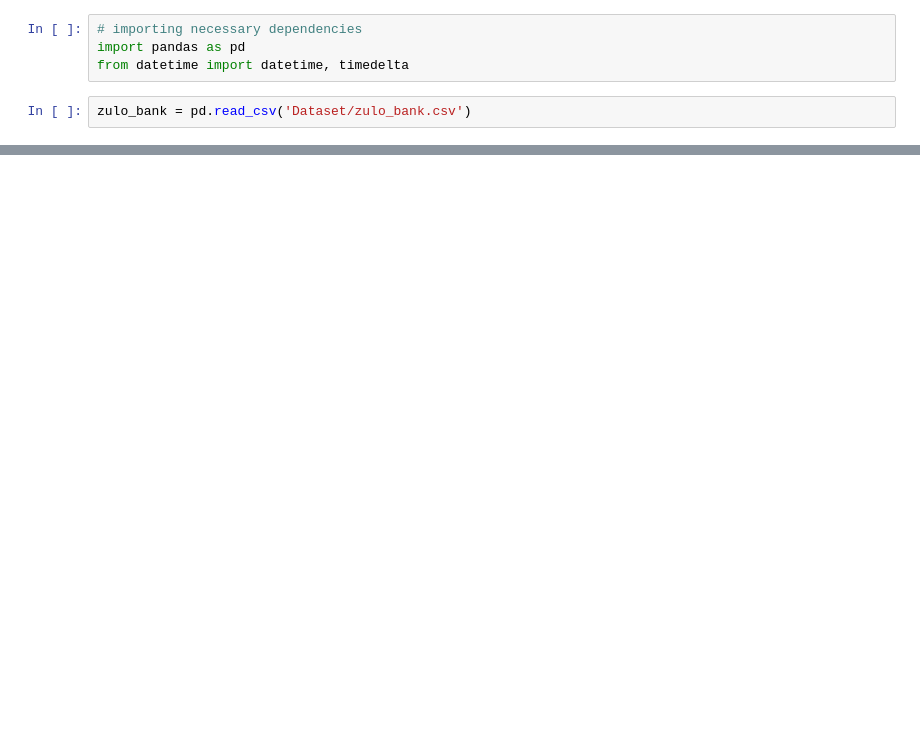
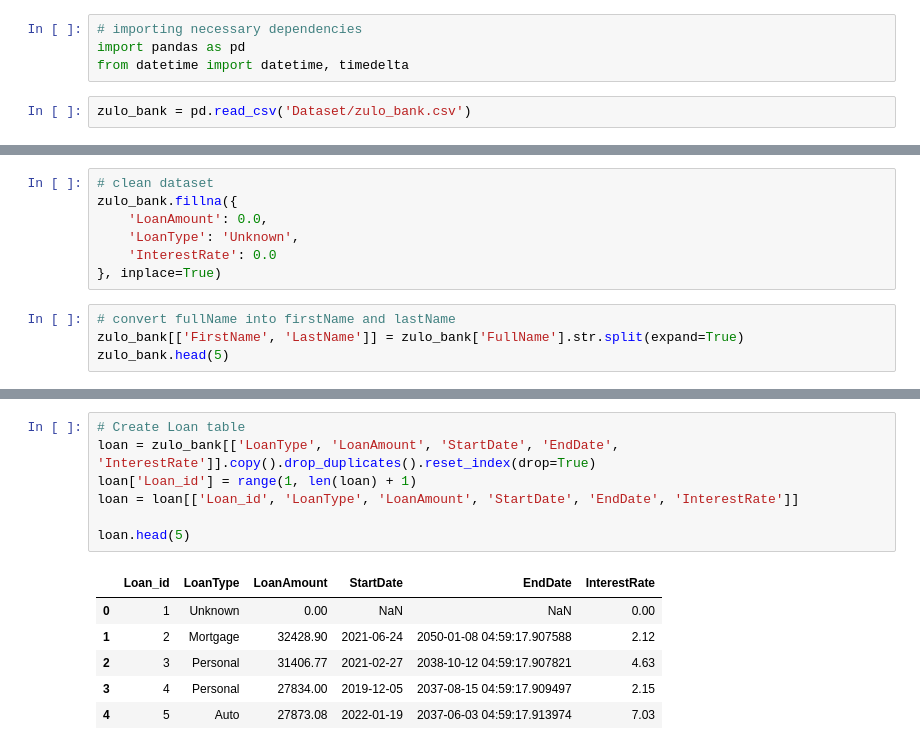
Before and after one commit to TemitopeFagbemi/zulo_bank_RDBMS_setup, a Jupyter notebook: zulo_bank_notebook.ipynb, the cells around one changed output, grey strips where cells are left out. Drawn from its saved outputs; the diff is of its cells as text; blank space fills up the shorter version.

Commit message:
Adding zulo_bank_notebook.ipynb, a python file to zulo bank case study

```diff
--- a/zulo_bank_notebook.ipynb
+++ b/zulo_bank_notebook.ipynb
@@ -15,0 +36,11 @@ zulo_bank.head(5)
+# %%
+# clean dataset
+zulo_bank.fillna({
+    'LoanAmount': 0.0,
+    'LoanType': 'Unknown',
+    'InterestRate': 0.0
+}, inplace=True)
+# %%
+# convert fullName into firstName and lastName
+zulo_bank[['FirstName', 'LastName']] = zulo_bank['FullName'].str.split(expand=True)
+zulo_bank.head(5)
@@ -15,0 +97,14 @@ zulo_bank.head(5)
+# %%
+# Create Loan table
+loan = zulo_bank[['LoanType', 'LoanAmount', 'StartDate', 'EndDate', 'InterestRate']].copy().drop_duplicates().reset_index(drop=True)
+loan['Loan_id'] = range(1, len(loan) + 1)
+loan = loan[['Loan_id', 'LoanType', 'LoanAmount', 'StartDate', 'EndDate', 'InterestRate']]
+
+loan.head(5)
+# %% [output]
+|  | Loan_id | LoanType | LoanAmount | StartDate | EndDate | InterestRate |
+| 0 | 1 | Unknown | 0.00 | NaN | NaN | 0.00 |
+| 1 | 2 | Mortgage | 32428.90 | 2021-06-24 | 2050-01-08 04:59:17.907588 | 2.12 |
+| 2 | 3 | Personal | 31406.77 | 2021-02-27 | 2038-10-12 04:59:17.907821 | 4.63 |
+| 3 | 4 | Personal | 27834.00 | 2019-12-05 | 2037-08-15 04:59:17.909497 | 2.15 |
+| 4 | 5 | Auto | 27873.08 | 2022-01-19 | 2037-06-03 04:59:17.913974 | 7.03 |
```
Also changed, not shown: parts of 12 cells of this notebook, 6 other files.
